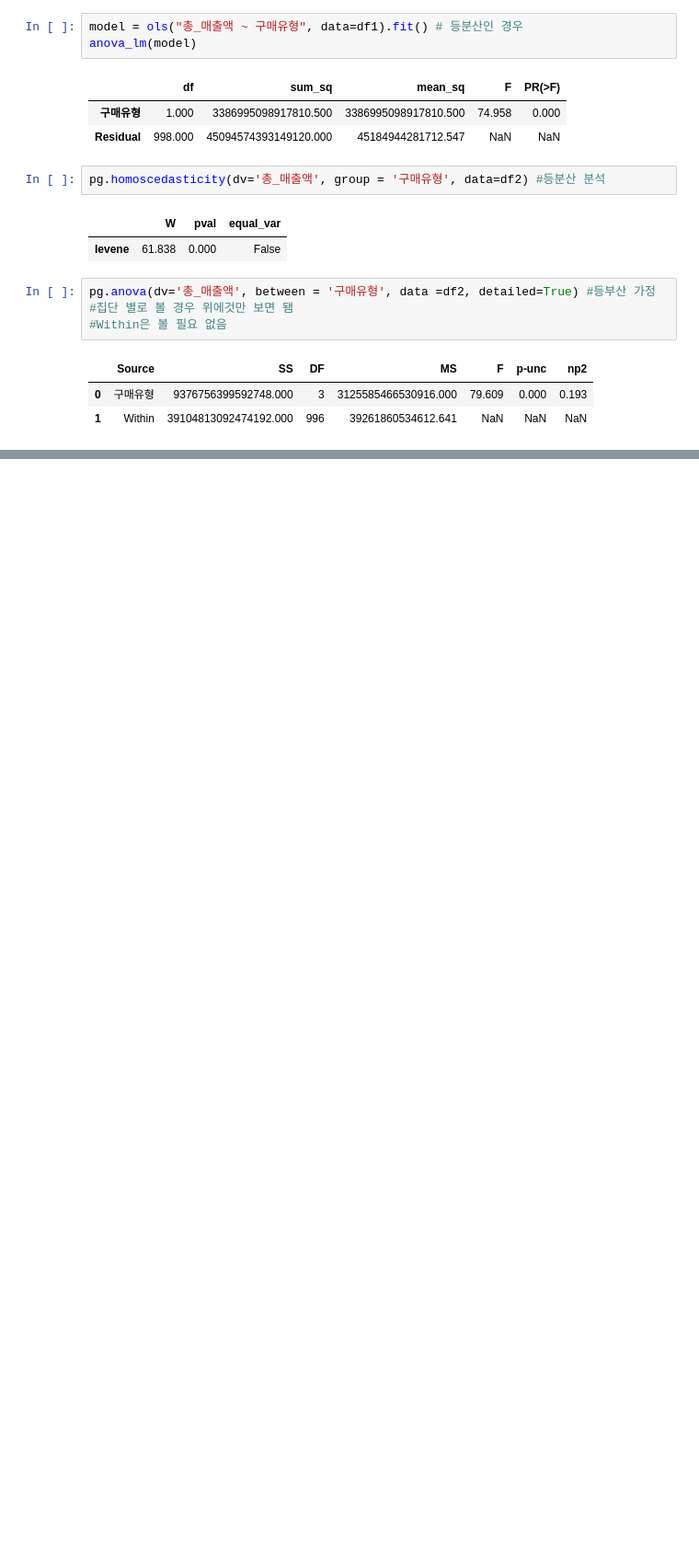
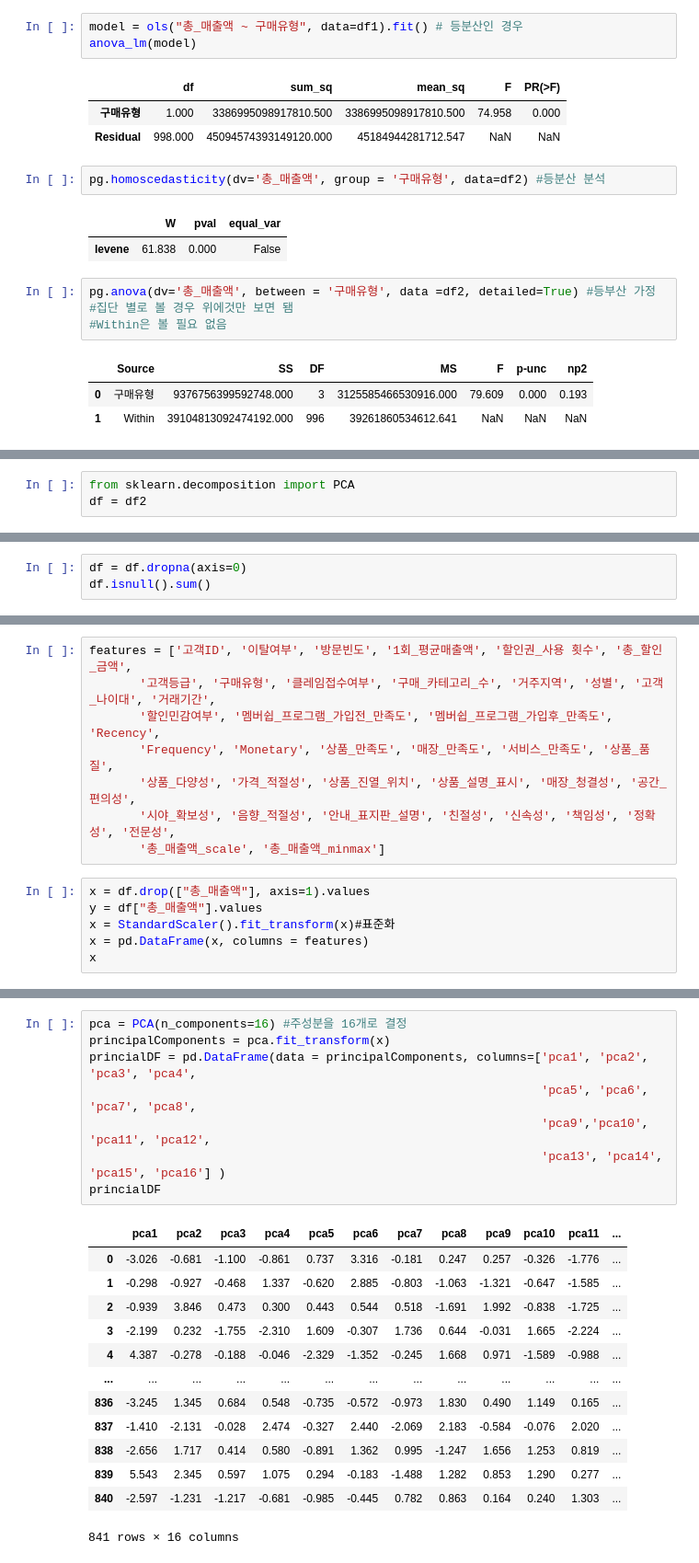
Before and after one commit to hyeokjun0804/HJ_BigData_Maketing_Course, a Jupyter notebook: 20230103빅데이터_마케팅.ipynb, the cells around one changed output, grey strips where cells are left out. Shown at 92% size. Cells and saved outputs as stored; diff of their text form; blank space fills up the shorter version.

```diff
--- a/20230103빅데이터_마케팅.ipynb
+++ b/20230103빅데이터_마케팅.ipynb
@@ -651,0 +743,3 @@ pg.anova(dv='총_매출액', between = '구매유형', data =df2, detailed=True)
+# %%
+from sklearn.decomposition import PCA
+df = df2
@@ -651,0 +786,3 @@ pg.anova(dv='총_매출액', between = '구매유형', data =df2, detailed=True)
+# %%
+df = df.dropna(axis=0)
+df.isnull().sum()
@@ -651,0 +820,14 @@ pg.anova(dv='총_매출액', between = '구매유형', data =df2, detailed=True)
+# %%
+features = ['고객ID', '이탈여부', '방문빈도', '1회_평균매출액', '할인권_사용 횟수', '총_할인_금액',
+       '고객등급', '구매유형', '클레임접수여부', '구매_카테고리_수', '거주지역', '성별', '고객_나이대', '거래기간',
+       '할인민감여부', '멤버쉽_프로그램_가입전_만족도', '멤버쉽_프로그램_가입후_만족도', 'Recency',
+       'Frequency', 'Monetary', '상품_만족도', '매장_만족도', '서비스_만족도', '상품_품질',
+       '상품_다양성', '가격_적절성', '상품_진열_위치', '상품_설명_표시', '매장_청결성', '공간_편의성',
+       '시야_확보성', '음향_적절성', '안내_표지판_설명', '친절성', '신속성', '책임성', '정확성', '전문성',
+       '총_매출액_scale', '총_매출액_minmax']
+# %%
+x = df.drop(["총_매출액"], axis=1).values
+y = df["총_매출액"].values
+x = StandardScaler().fit_transform(x)#표준화
+x = pd.DataFrame(x, columns = features)
+x
@@ -651,0 +873,22 @@ pg.anova(dv='총_매출액', between = '구매유형', data =df2, detailed=True)
+# %%
+pca = PCA(n_components=16) #주성분을 16개로 결정
+principalComponents = pca.fit_transform(x)
+princialDF = pd.DataFrame(data = principalComponents, columns=['pca1', 'pca2', 'pca3', 'pca4',
+                                                               'pca5', 'pca6', 'pca7', 'pca8',
+                                                               'pca9','pca10', 'pca11', 'pca12',
+                                                               'pca13', 'pca14', 'pca15', 'pca16'] )
+princialDF
+# %% [output]
+|  | pca1 | pca2 | pca3 | pca4 | pca5 | pca6 | pca7 | pca8 | pca9 | pca10 | pca11 | ... |
+| 0 | -3.026 | -0.681 | -1.100 | -0.861 | 0.737 | 3.316 | -0.181 | 0.247 | 0.257 | -0.326 | -1.776 | ... |
+| 1 | -0.298 | -0.927 | -0.468 | 1.337 | -0.620 | 2.885 | -0.803 | -1.063 | -1.321 | -0.647 | -1.585 | ... |
+| 2 | -0.939 | 3.846 | 0.473 | 0.300 | 0.443 | 0.544 | 0.518 | -1.691 | 1.992 | -0.838 | -1.725 | ... |
+| 3 | -2.199 | 0.232 | -1.755 | -2.310 | 1.609 | -0.307 | 1.736 | 0.644 | -0.031 | 1.665 | -2.224 | ... |
+| 4 | 4.387 | -0.278 | -0.188 | -0.046 | -2.329 | -1.352 | -0.245 | 1.668 | 0.971 | -1.589 | -0.988 | ... |
+| ... | ... | ... | ... | ... | ... | ... | ... | ... | ... | ... | ... | ... |
+| 836 | -3.245 | 1.345 | 0.684 | 0.548 | -0.735 | -0.572 | -0.973 | 1.830 | 0.490 | 1.149 | 0.165 | ... |
+| 837 | -1.410 | -2.131 | -0.028 | 2.474 | -0.327 | 2.440 | -2.069 | 2.183 | -0.584 | -0.076 | 2.020 | ... |
+| 838 | -2.656 | 1.717 | 0.414 | 0.580 | -0.891 | 1.362 | 0.995 | -1.247 | 1.656 | 1.253 | 0.819 | ... |
+| 839 | 5.543 | 2.345 | 0.597 | 1.075 | 0.294 | -0.183 | -1.488 | 1.282 | 0.853 | 1.290 | 0.277 | ... |
+| 840 | -2.597 | -1.231 | -1.217 | -0.681 | -0.985 | -0.445 | 0.782 | 0.863 | 0.164 | 0.240 | 1.303 | ... |
+841 rows × 16 columns
```
Also changed, not shown: parts of 15 cells of this notebook.
